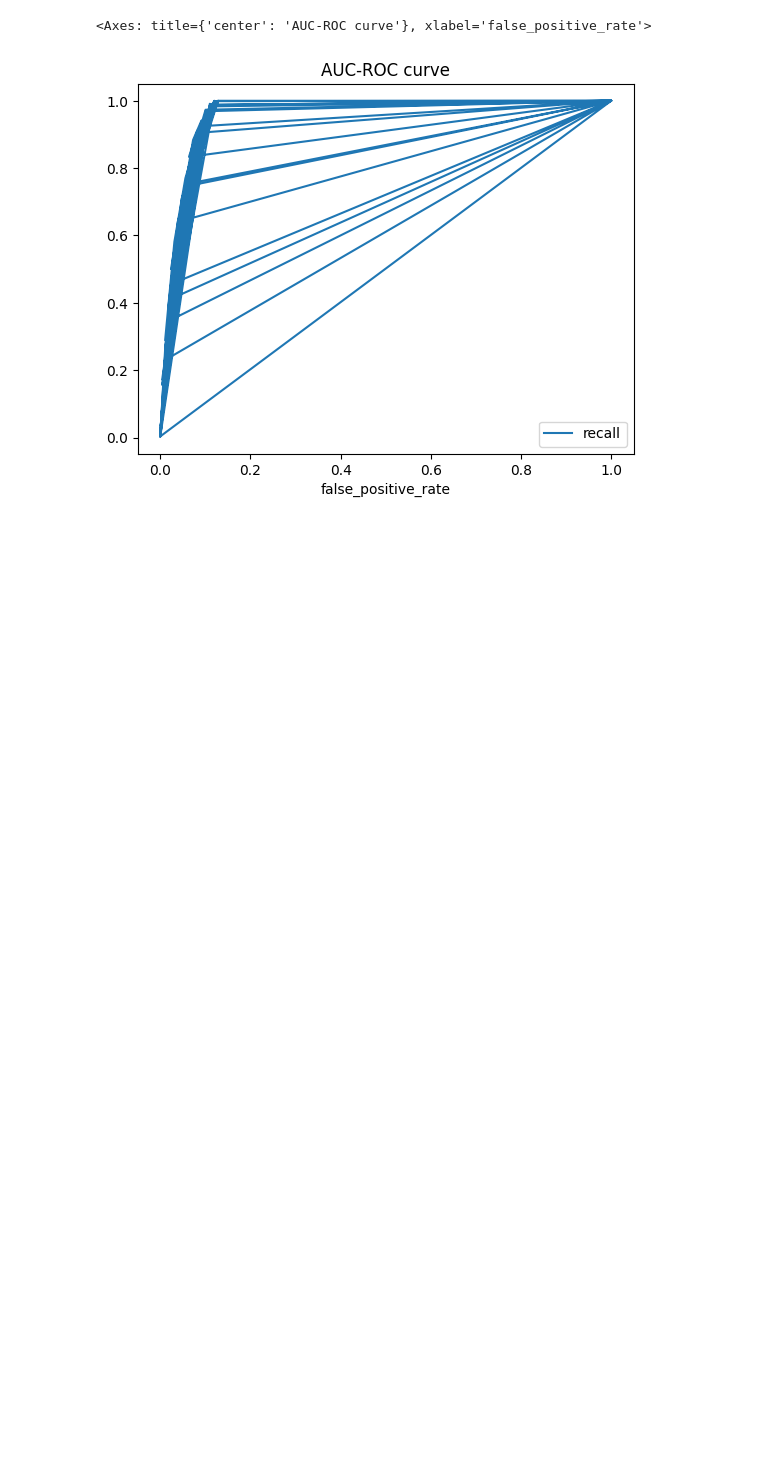
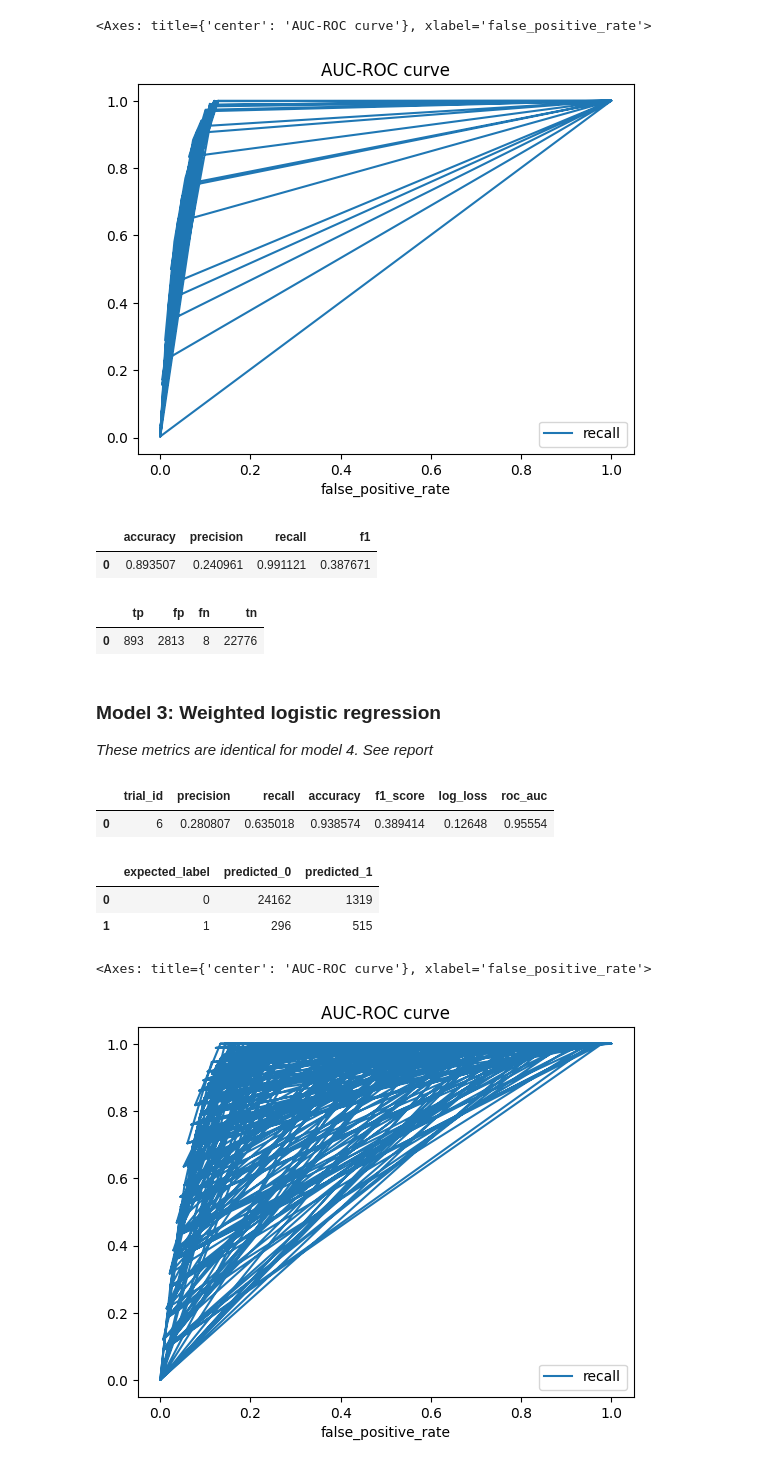
Before and after one commit to York-Solutions-B2E/andrew-kane-aml-capstone, a Jupyter notebook: eval.ipynb, the cells around one changed output. Cells and saved outputs as stored; diff of their text form; code cells hidden in the pictures; blank space fills up the shorter version.

Commit message:
add reports

```diff
--- a/eval.ipynb
+++ b/eval.ipynb
@@ -117,0 +130,53 @@ df_roc.plot(x="false_positive_rate", y="recall", title="AUC-ROC curve")
+# %%
+%%bigquery --project $PROJECT_ID
+
+SELECT
+COUNTIF(label = predicted_label) / COUNT(*) AS accuracy,
+COUNTIF(label = 1 AND predicted_label = 1) / COUNTIF(predicted_label = 1) AS precision,
+COUNTIF(label = 1 AND predicted_label = 1) / COUNTIF(label = 1) AS recall,
+2 * COUNTIF(label = 1 AND predicted_label = 1) / (COUNTIF(label = 1) + COUNTIF(predicted_label = 1)) AS f1
+FROM
+akane_bqds.model2_test_results;
+# %% [output]
+|  | accuracy | precision | recall | f1 |
+| 0 | 0.893507 | 0.240961 | 0.991121 | 0.387671 |
+# %%
+%%bigquery --project $PROJECT_ID
+
+SELECT
+COUNTIF(label = 1 AND predicted_label=1) AS tp,
+COUNTIF(label = 0 AND predicted_label=1) AS fp,
+COUNTIF(label = 1 AND predicted_label=0) AS fn,
+COUNTIF(label = 0 AND predicted_label=0) AS tn,
+FROM akane_bqds.model2_test_results
+# %% [output]
+|  | tp | fp | fn | tn |
+| 0 | 893 | 2813 | 8 | 22776 |
+# %% [markdown]
+### Model 3: Weighted logistic regression
+*These metrics are identical for model 4. See report*
+# %%
+%%bigquery --project $PROJECT_ID
+
+SELECT
+  *
+FROM
+  ML.EVALUATE(MODEL akane_bqds.ak_lrmodel2)
+WHERE trial_id=6;
+# %% [output]
+|  | trial_id | precision | recall | accuracy | f1_score | log_loss | roc_auc |
+| 0 | 6 | 0.280807 | 0.635018 | 0.938574 | 0.389414 | 0.12648 | 0.95554 |
+# %%
+%%bigquery --project $PROJECT_ID
+
+SELECT
+  expected_label,
+  _0 AS predicted_0,
+  _1 AS predicted_1
+FROM
+  ML.CONFUSION_MATRIX(MODEL akane_bqds.ak_lrmodel2)
+WHERE trial_id=6;
+# %% [output]
+|  | expected_label | predicted_0 | predicted_1 |
+| 0 | 0 | 24162 | 1319 |
+| 1 | 1 | 296 | 515 |
@@ -117,0 +187,5 @@ df_roc.plot(x="false_positive_rate", y="recall", title="AUC-ROC curve")
+# %%
+df_roc.plot(x="false_positive_rate", y="recall", title="AUC-ROC curve")
+# %% [output]
+<Axes: title={'center': 'AUC-ROC curve'}, xlabel='false_positive_rate'>
+[figure, added]
```
Also changed, not shown: parts of 9 cells of this notebook, 6 other files.
